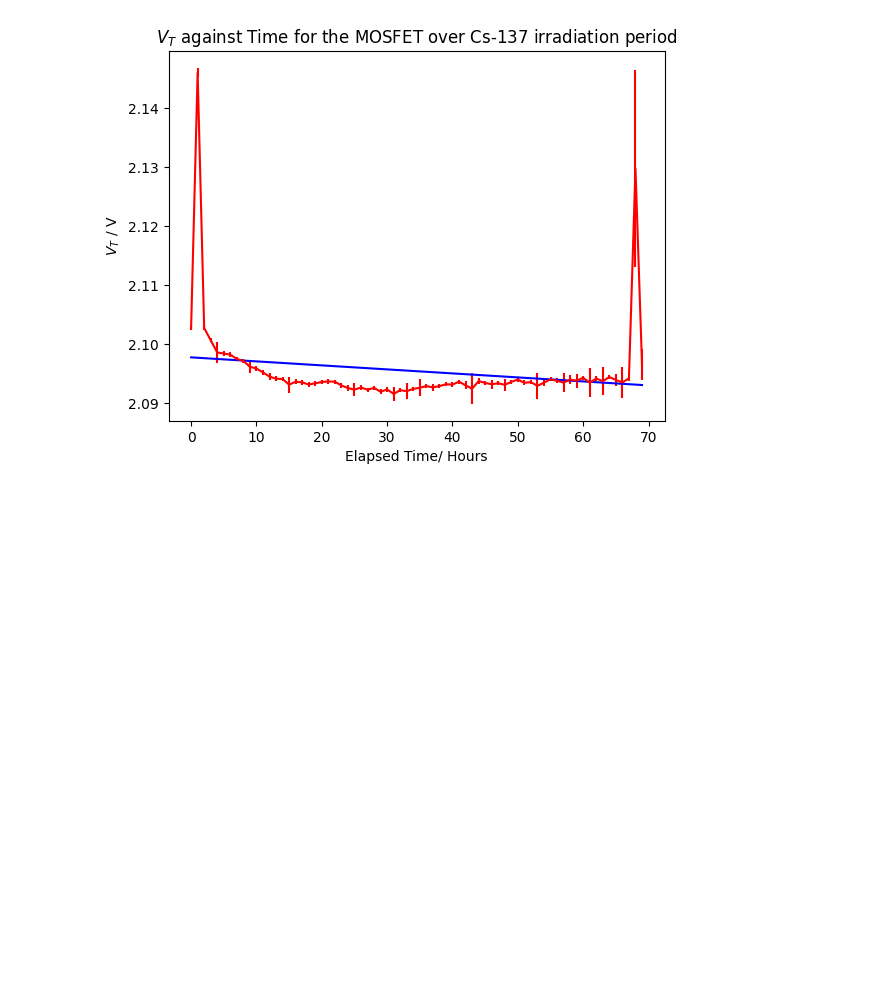
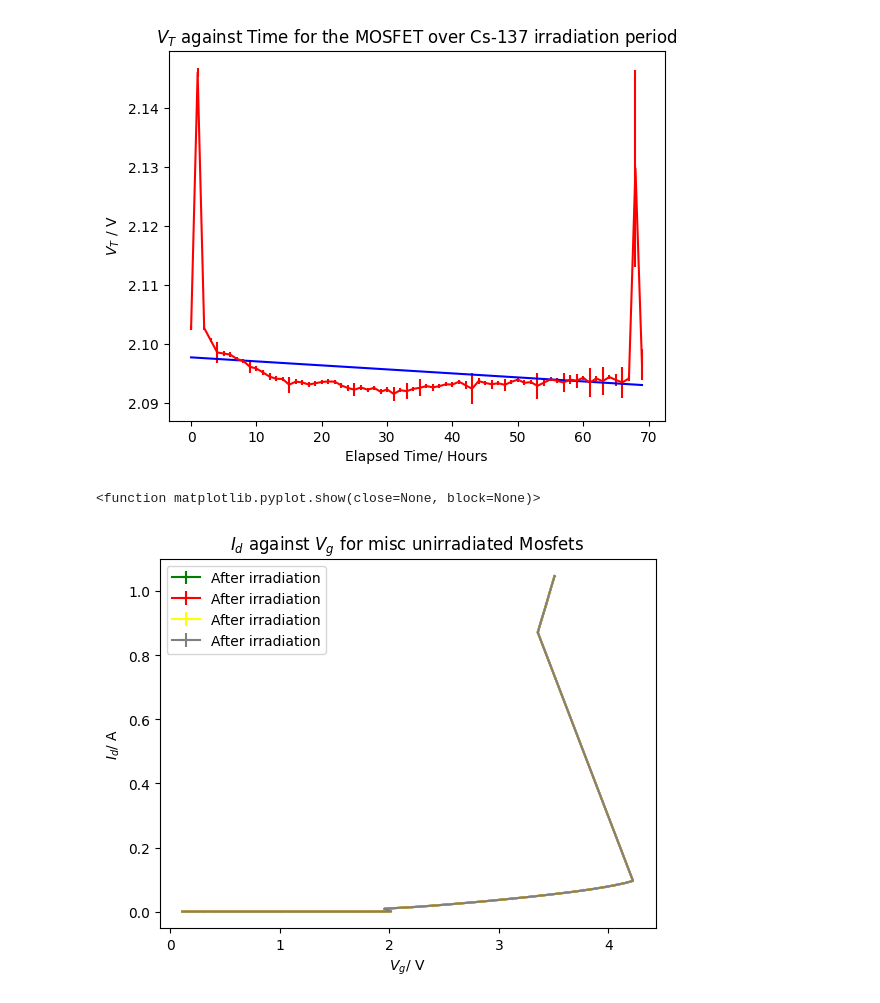
Before and after one commit to fhirstplace/Python-Labs-EDOS, a Jupyter notebook: xml graph maker (all).ipynb, the cells around one changed output. Drawn from its saved outputs; the diff is of its cells as text; code cells hidden in the pictures; blank space fills up the shorter version.

```diff
--- a/xml graph maker (all).ipynb
+++ b/xml graph maker (all).ipynb
@@ -455,3 +468,30 @@ Difference in Voltage =0.004687233596160301 +/- 0.0005036658056698661 V
 Reduced chi squared = 85.6964005649354
 np.float64(85.6964005649354)
 [figure]
+# %%
+#unirradiated average
+
+fig, ax = plt.subplots()
+ax = [ax]
+#plot_iv(unirradiated_mosfet1, colour = 'blue', label = 'Before Irradiation')
+plot_iv(unirradiated_mosfet3, colour = 'green', label = 'After irradiation')
+plot_iv(unirradiated_mosfet4, colour = 'red', label = 'After irradiation')
+plot_iv(unirradiated_mosfet5, colour = 'yellow', label = 'After irradiation')
+plot_iv(unirradiated_mosfet_correct, colour = 'grey', label = 'After irradiation')
+#plot_iv(unirradiated_mosfet_correct2, colour = 'black', label = 'After irradiation')
+#ax[0].set_xlim(1.35, 2.85)
+#ax[0].set_ylim(0, 0.0010)
+
+#plot_steepest_line(datasets5, colour = 'gray', label = None)
+#plot_steepest_line(datasets6, colour = 'gray', label = None)
+
+
+#plt.axhline(y = 0, color = 'black')
+plt.title( "$I_d$ against $V_g$ for misc unirradiated Mosfets")
+ax[0].set_ylabel('$I_d$/ A')
+ax[0].set_xlabel('$V_g$/ V')
+plt.legend()
+plt.show
+# %% [output]
+<function matplotlib.pyplot.show(close=None, block=None)>
+[figure, added]
```
Also changed, not shown: parts of 14 cells of this notebook, 1 other file.
